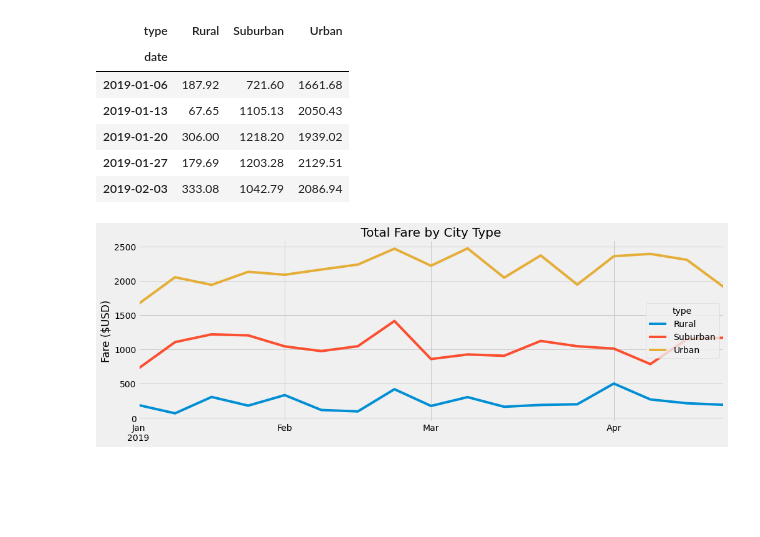
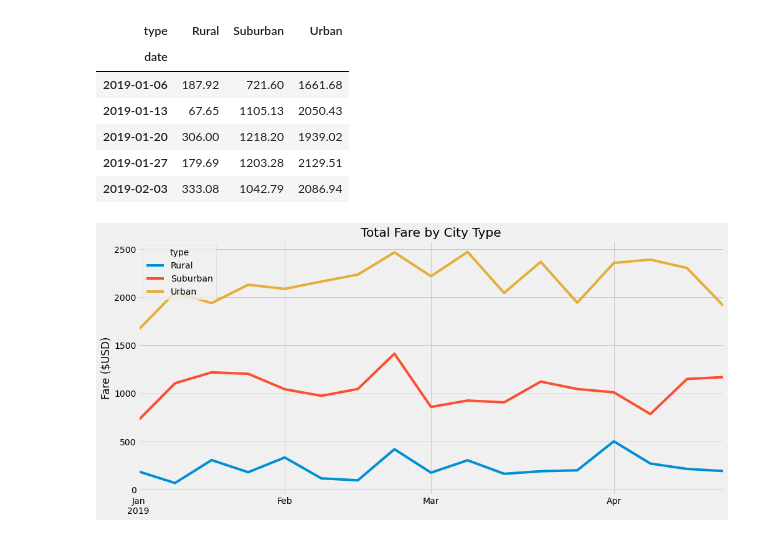
Before and after one commit to RVP97/PyBer_Analysis, a Jupyter notebook: PyBer_Analysis/PyBer_Challenge.ipynb, the cells around one changed output. Cells and saved outputs as stored; diff of their text form; code cells hidden in the pictures; blank space fills up the shorter version.

```diff
--- a/PyBer_Analysis/PyBer_Challenge.ipynb
+++ b/PyBer_Analysis/PyBer_Challenge.ipynb
@@ -248,14 +248,16 @@ fares_by_week.head()
 # %%
 # 8. Using the object-oriented interface method, plot the resample DataFrame using the df.plot() function.
 
 # Import the style from Matplotlib.
 from matplotlib import style
 # Use the graph style fivethirtyeight.
 style.use('fivethirtyeight')
-fares_by_week.plot(figsize=(15,5))
+fares_by_week.plot(figsize=(15,7))
 plt.title("Total Fare by City Type")
 plt.ylabel("Fare ($USD)")
 plt.xlabel(None)
+plt.legend(loc="best", title="type")
+plt.savefig("analysis/PyBer_fare_summary.png")
 plt.show()
 # %% [output]
-[figure, old version]
+[figure, new version]
```
Also changed, not shown: 3 other files.
